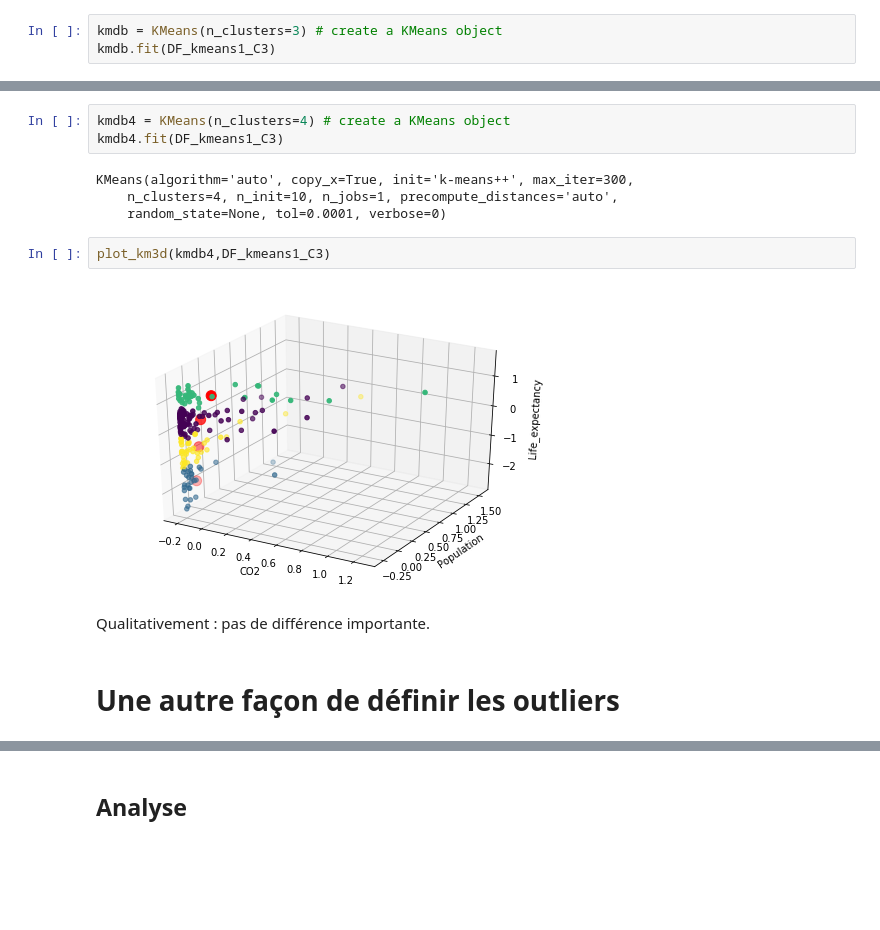
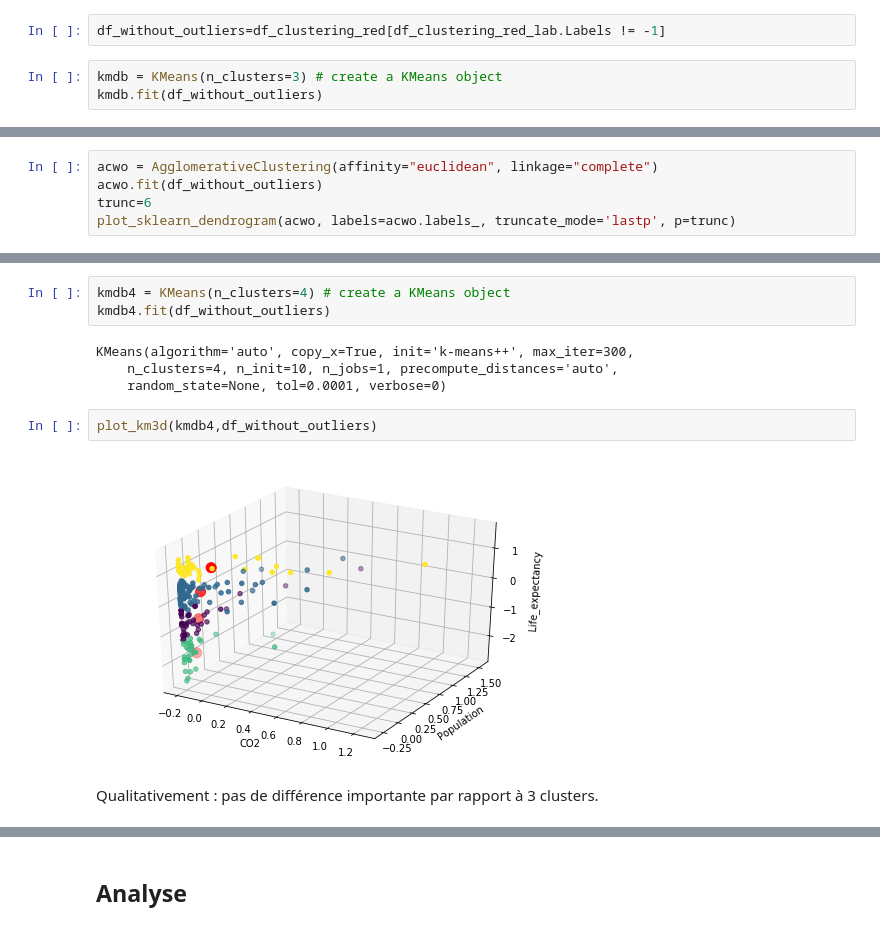
Before and after one commit to LisaNicvert/IA_project, a Jupyter notebook: Project_IA_Clustering_simple.ipynb, the cells around one changed output, grey strips where cells are left out. Saved outputs shown, nothing was run; the diff lists cells and outputs as text; blank space fills up the shorter version.

```diff
--- a/Project_IA_Clustering_simple.ipynb
+++ b/Project_IA_Clustering_simple.ipynb
@@ -337,6 +283,8 @@ DF_kmeans1_C3=DF_kmeans1_C2[['CO2','Population','Life_expectancy']]
+# %%
+df_without_outliers=df_clustering_red[df_clustering_red_lab.Labels != -1]
 # %%
 kmdb = KMeans(n_clusters=3) # create a KMeans object
-kmdb.fit(DF_kmeans1_C3)
+kmdb.fit(df_without_outliers)
 # %% [output]
 KMeans(algorithm='auto', copy_x=True, init='k-means++', max_iter=300,
     n_clusters=3, n_init=10, n_jobs=1, precompute_distances='auto',
@@ -360,0 +331,5 @@ plot_sklearn_dendrogram(AGC, labels=AGC.labels_, truncate_mode='lastp', p=trunc)
+# %%
+acwo = AgglomerativeClustering(affinity="euclidean", linkage="complete")
+acwo.fit(df_without_outliers)
+trunc=6
+plot_sklearn_dendrogram(acwo, labels=acwo.labels_, truncate_mode='lastp', p=trunc)
@@ -362,16 +357,14 @@ plot_sklearn_dendrogram(AGC, labels=AGC.labels_, truncate_mode='lastp', p=trunc)
 ### Relance de Kmeans avec un autre nb de clusters
 # %%
 kmdb4 = KMeans(n_clusters=4) # create a KMeans object
-kmdb4.fit(DF_kmeans1_C3)
+kmdb4.fit(df_without_outliers)
 # %% [output]
 KMeans(algorithm='auto', copy_x=True, init='k-means++', max_iter=300,
     n_clusters=4, n_init=10, n_jobs=1, precompute_distances='auto',
     random_state=None, tol=0.0001, verbose=0)
 # %%
-plot_km3d(kmdb4,DF_kmeans1_C3)
+plot_km3d(kmdb4,df_without_outliers)
 # %% [output]
-[figure, old version]
+[figure, new version]
 # %% [markdown]
-Qualitativement : pas de différence importante.
+Qualitativement : pas de différence importante par rapport à 3 clusters.
-# %% [markdown]
-# Une autre façon de définir les outliers
```
Also changed, not shown: parts of 117 cells of this notebook.
